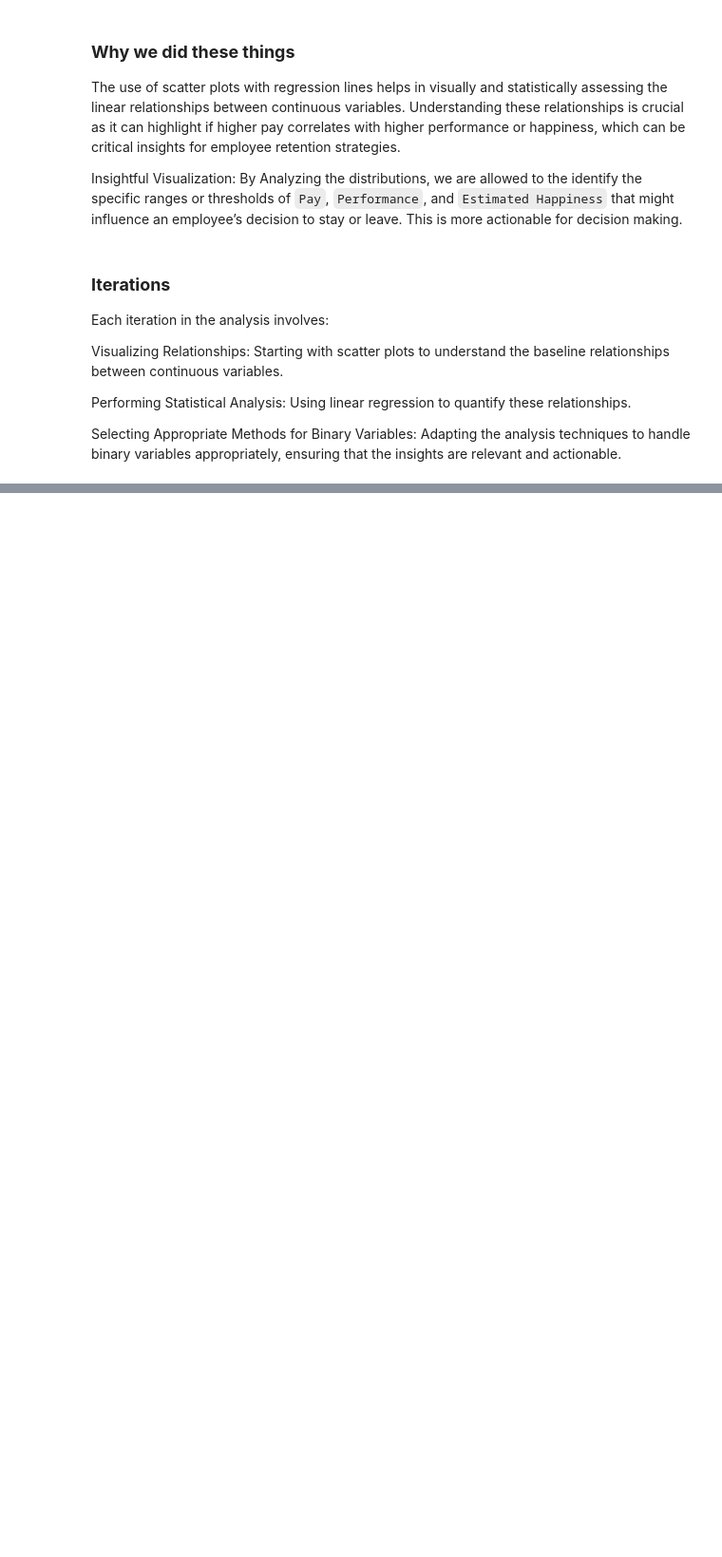
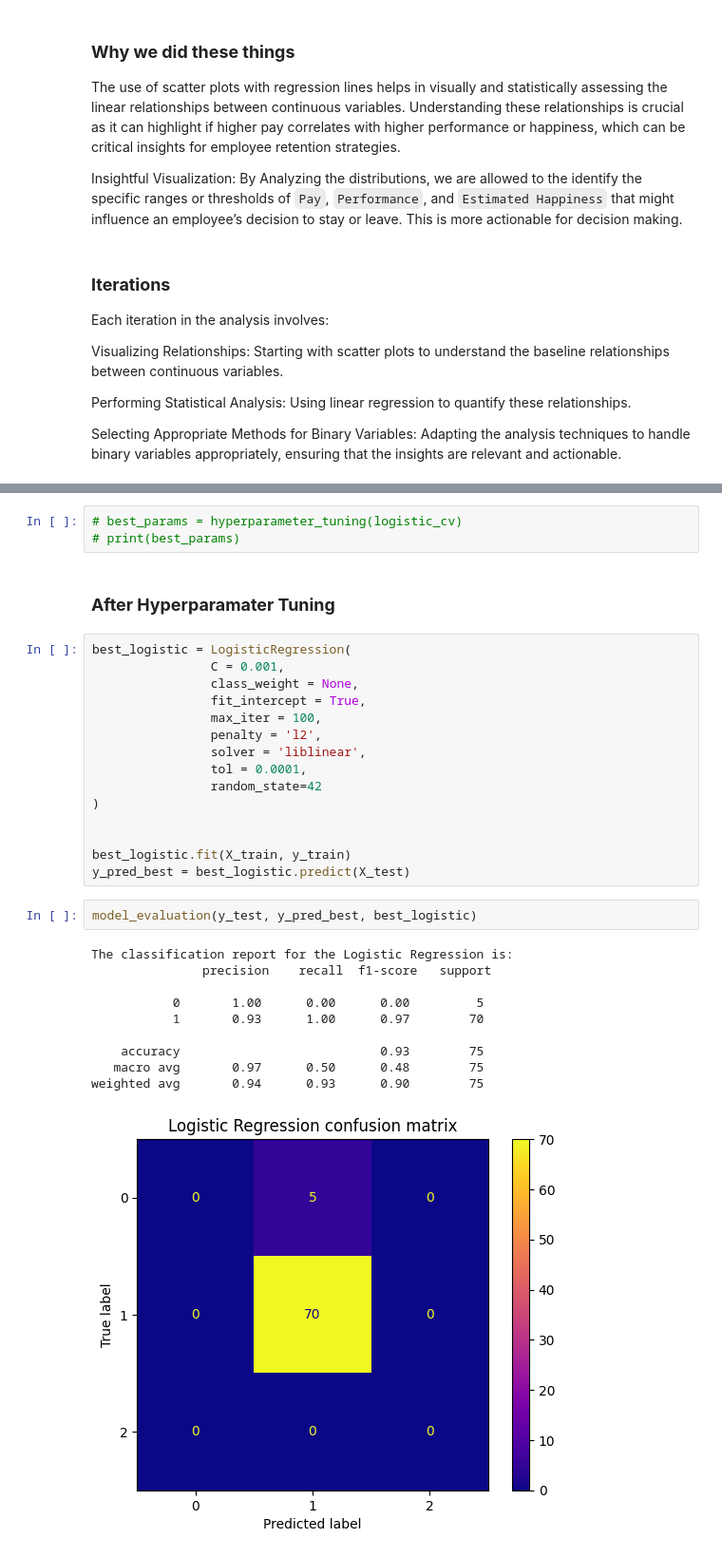
Before and after one commit to Thaps23/DAE_PROJECT_P2, a Jupyter notebook: project2.ipynb, the cells around one changed output, grey strips where cells are left out. Shown at 95% size. Saved outputs shown, nothing was run; the diff lists cells and outputs as text; blank space fills up the shorter version.

```diff
--- a/project2.ipynb
+++ b/project2.ipynb
@@ -209,0 +370,33 @@ Selecting Appropriate Methods for Binary Variables: Adapting the analysis techni
+# %%
+# best_params = hyperparameter_tuning(logistic_cv)
+# print(best_params)
+# %% [markdown]
+### **After Hyperparamater Tuning**
+# %%
+best_logistic = LogisticRegression(
+                C = 0.001,
+                class_weight = None,
+                fit_intercept = True,
+                max_iter = 100,
+                penalty = 'l2',
+                solver = 'liblinear',
+                tol = 0.0001,
+                random_state=42
+)
+
+
+best_logistic.fit(X_train, y_train)
+y_pred_best = best_logistic.predict(X_test)
+# %%
+model_evaluation(y_test, y_pred_best, best_logistic)
+# %% [output]
+The classification report for the Logistic Regression is:
+               precision    recall  f1-score   support
+
+           0       1.00      0.00      0.00         5
+           1       0.93      1.00      0.97        70
+
+    accuracy                           0.93        75
+   macro avg       0.97      0.50      0.48        75
+weighted avg       0.94      0.93      0.90        75
+[figure, added]
```
Also changed, not shown: parts of 20 cells of this notebook.
